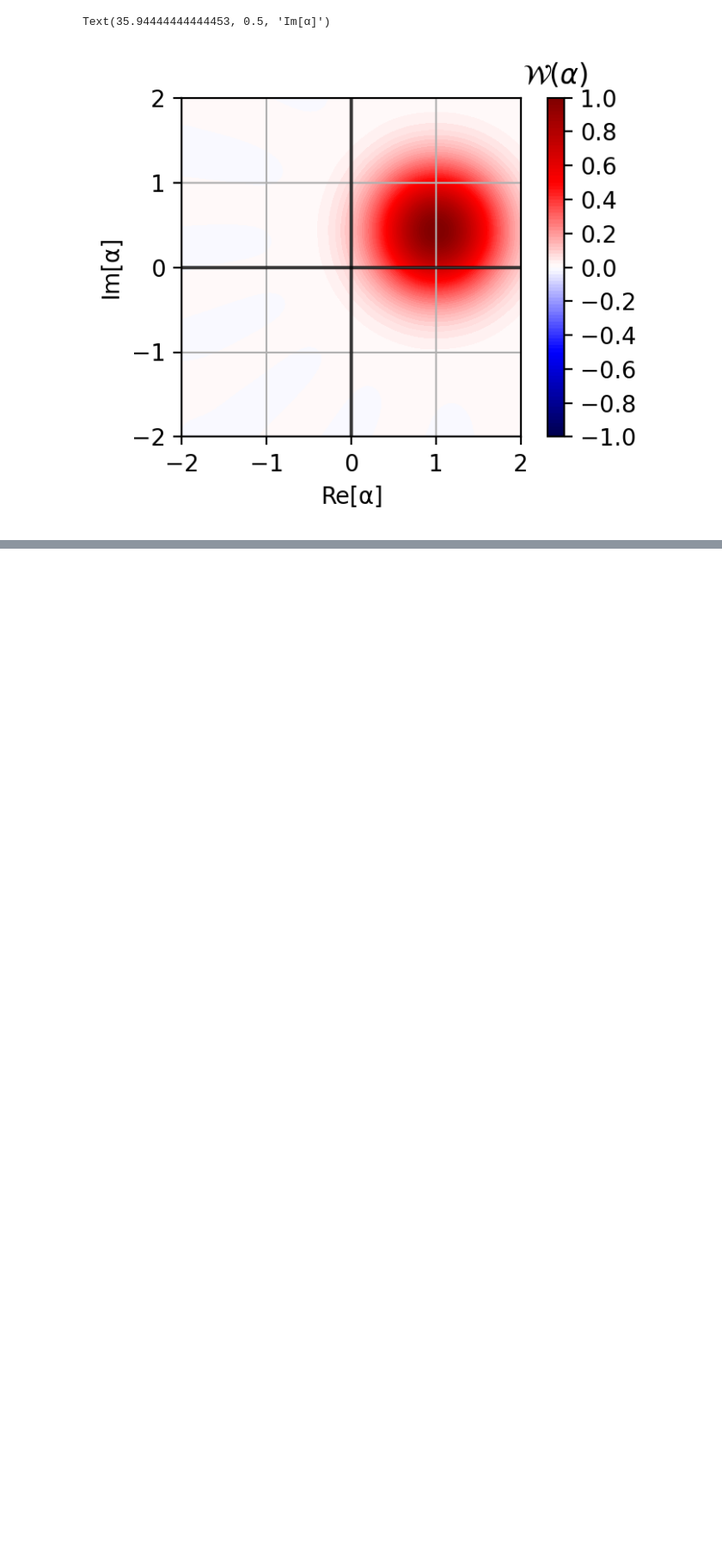
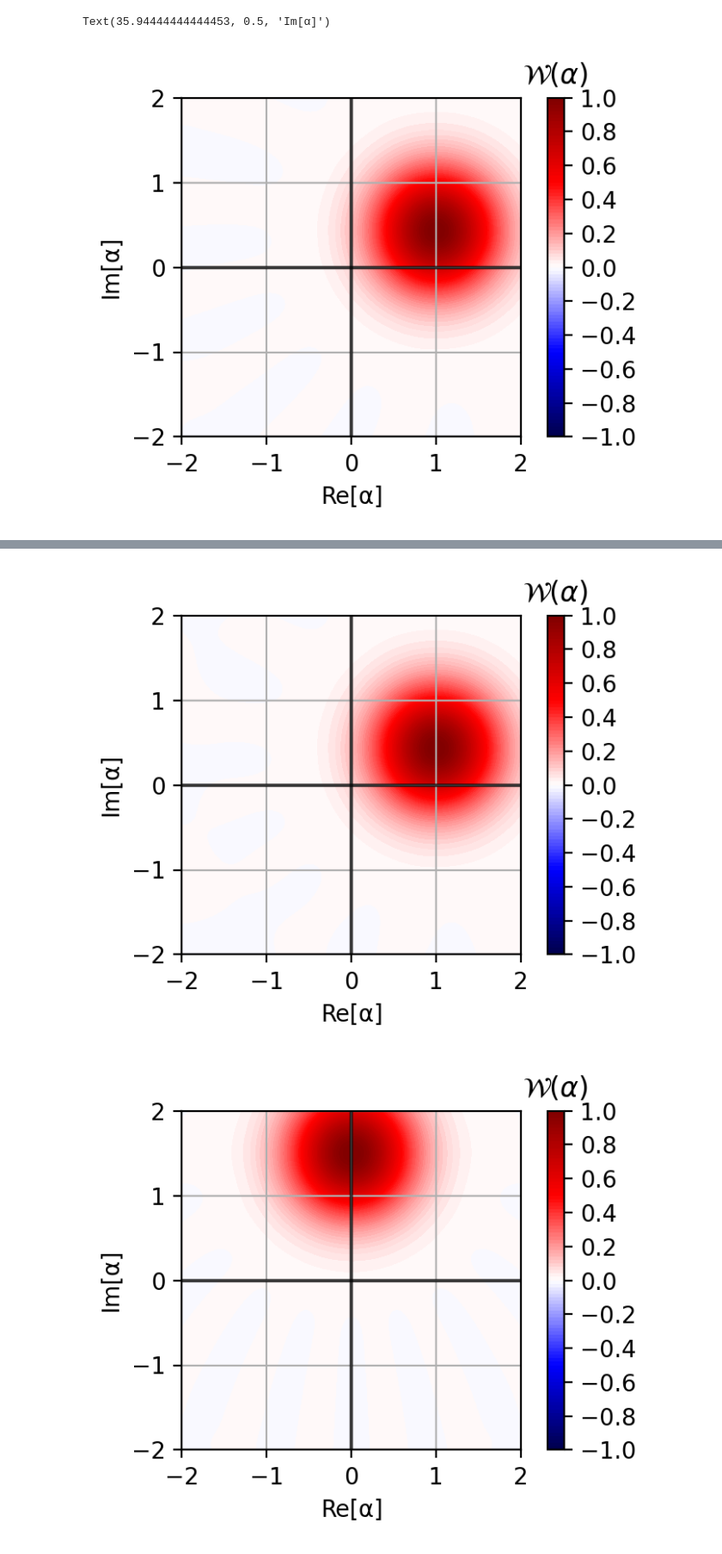
Before and after one commit to EQuS/jaxquantum, a Jupyter notebook: experiments/circuit/1-demo.ipynb, the cells around one changed output, grey strips where cells are left out. Shown: that part at 86% size. Drawn from its saved outputs; the diff is of its cells as text; code cells hidden in the pictures; blank space fills up the shorter version.

```diff
--- a/experiments/circuit/1-demo.ipynb
+++ b/experiments/circuit/1-demo.ipynb
@@ -322,7 +322,7 @@ cirq = jqtc.Circuit.create(reg, layers=[])
 c_ops = jqt.Qarray.from_list([0.2 * jqt.destroy(N1)])
 
 d1 = jqtc.D(N1, 1j, ts=jnp.linspace(0, 100, 101), c_ops=c_ops)
-d2 = jqtc.D(N2, 1j, ts=jnp.linspace(0, 100, 101))
+d2 = jqtc.D(N2, 1.5j, ts=jnp.linspace(0, 100, 101))
 
 
 cirq.append(d1, 1, default_simulate_mode="hamiltonian")
@@ -348,0 +348,2 @@ NotImplementedError: Method arraytensor does not exist. No backup method found i
+[figure, added]
+[figure, added]
```
Also changed, not shown: parts of 4 cells of this notebook, 5 other files.
